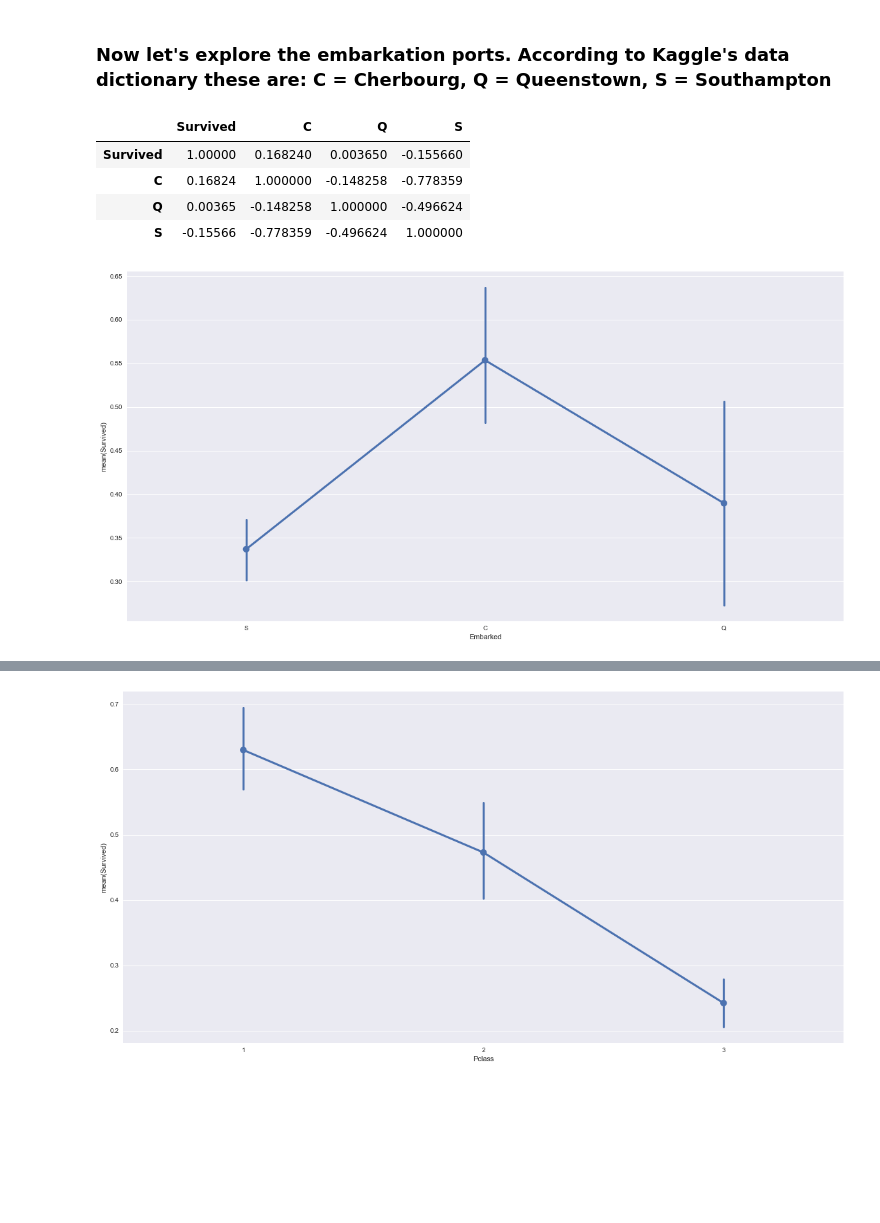
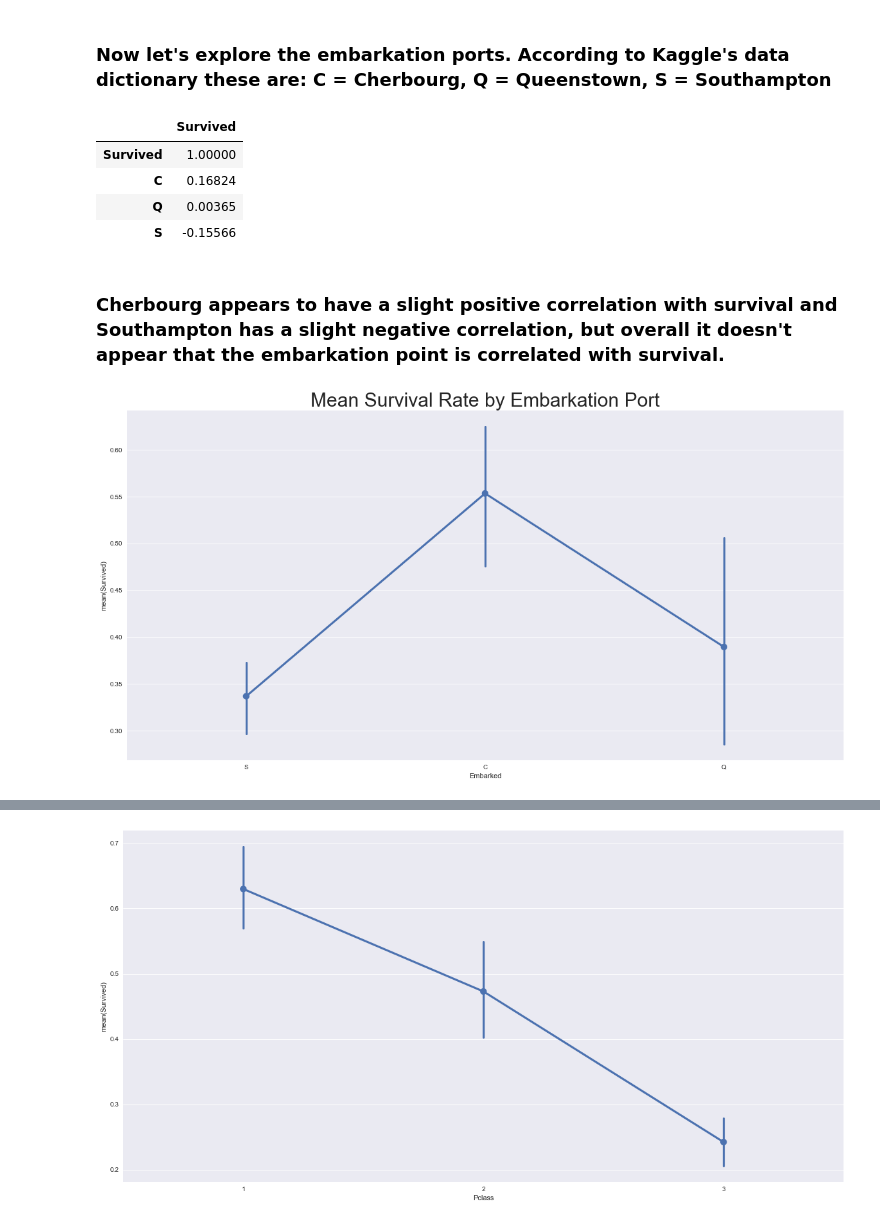
Before and after one commit to yaskyj/investigate-data-set, a Jupyter notebook: InvestigateTitanicData.ipynb, the cells around one changed output, grey strips where cells are left out. Saved outputs shown, nothing was run; the diff lists cells and outputs as text; code cells hidden in the pictures; blank space fills up the shorter version.

Commit message:
Reduce column size on all correlations and add honorifics

```diff
--- a/InvestigateTitanicData.ipynb
+++ b/InvestigateTitanicData.ipynb
@@ -128,16 +127,18 @@ sns.distplot(df[(df['Survived'] == 0) & (df['Age'].notnull())]['Age'], bins=20,
 # %% [markdown]
 ### Now let's explore the embarkation ports. According to Kaggle's data dictionary these are: C = Cherbourg, Q = Queenstown, S = Southampton
 # %%
-#A new dataframe is created with the Survived series and dummie columns for Sex
-pd.concat([df['Survived'], pd.get_dummies(df['Embarked']).rename(columns=lambda x: str(x))], axis=1).corr()
+#A new dataframe is created with the Survived series and dummie columns for Embarked
+pd.concat([df['Survived'], pd.get_dummies(df['Embarked']).rename(columns=lambda x: str(x))], axis=1).corr()[['Survived']]
 # %% [output]
-|  | Survived | C | Q | S |
-| Survived | 1.00000 | 0.168240 | 0.003650 | -0.155660 |
-| C | 0.16824 | 1.000000 | -0.148258 | -0.778359 |
-| Q | 0.00365 | -0.148258 | 1.000000 | -0.496624 |
-| S | -0.15566 | -0.778359 | -0.496624 | 1.000000 |
+|  | Survived |
+| Survived | 1.00000 |
+| C | 0.16824 |
+| Q | 0.00365 |
+| S | -0.15566 |
+# %% [markdown]
+### Cherbourg appears to have a slight positive correlation with survival and Southampton has a slight negative correlation, but overall it doesn't appear that the embarkation point is correlated with survival.
 # %%
 fig, ax = plt.subplots(figsize=(20, 10))
-sns.pointplot(x="Embarked", y="Survived", data=df);
+sns.pointplot(x="Embarked", y="Survived", data=df).set_title("Mean Survival Rate by Embarkation Port", fontsize=30);
 # %% [output]
-[figure, old version]
+[figure, new version]
```
Also changed, not shown: parts of 22 cells of this notebook.
